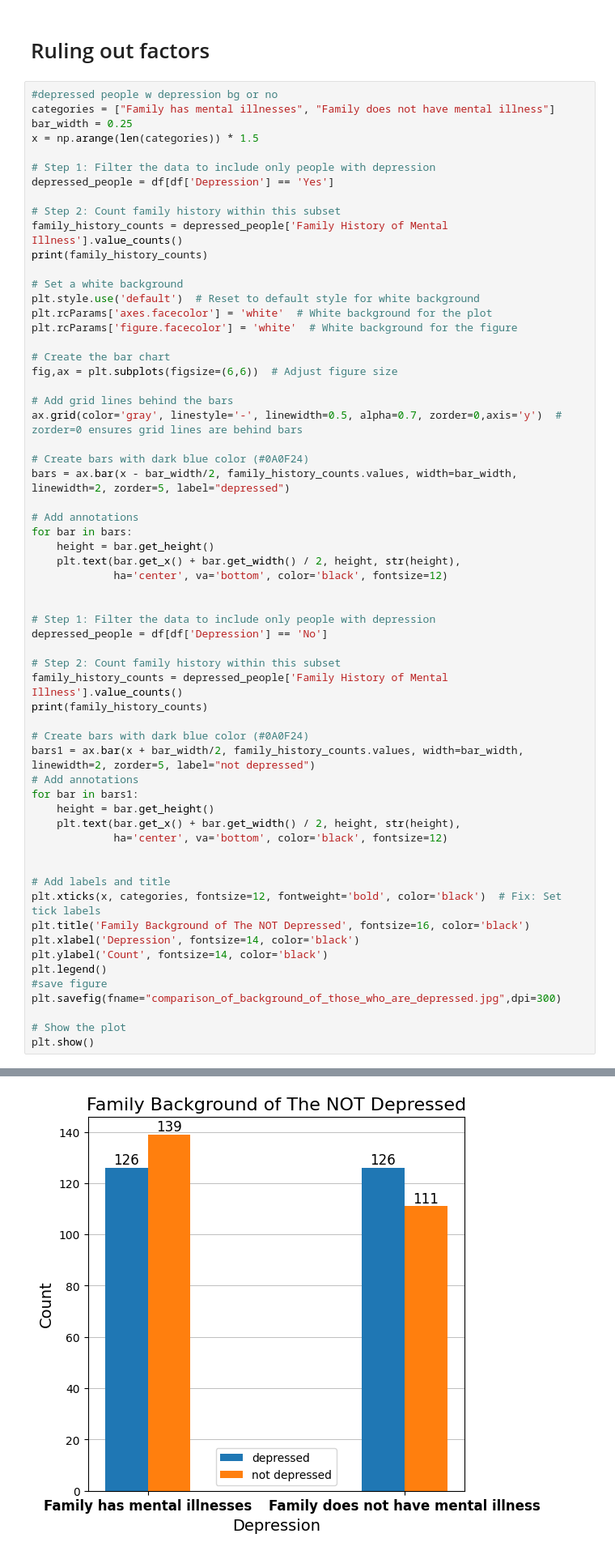
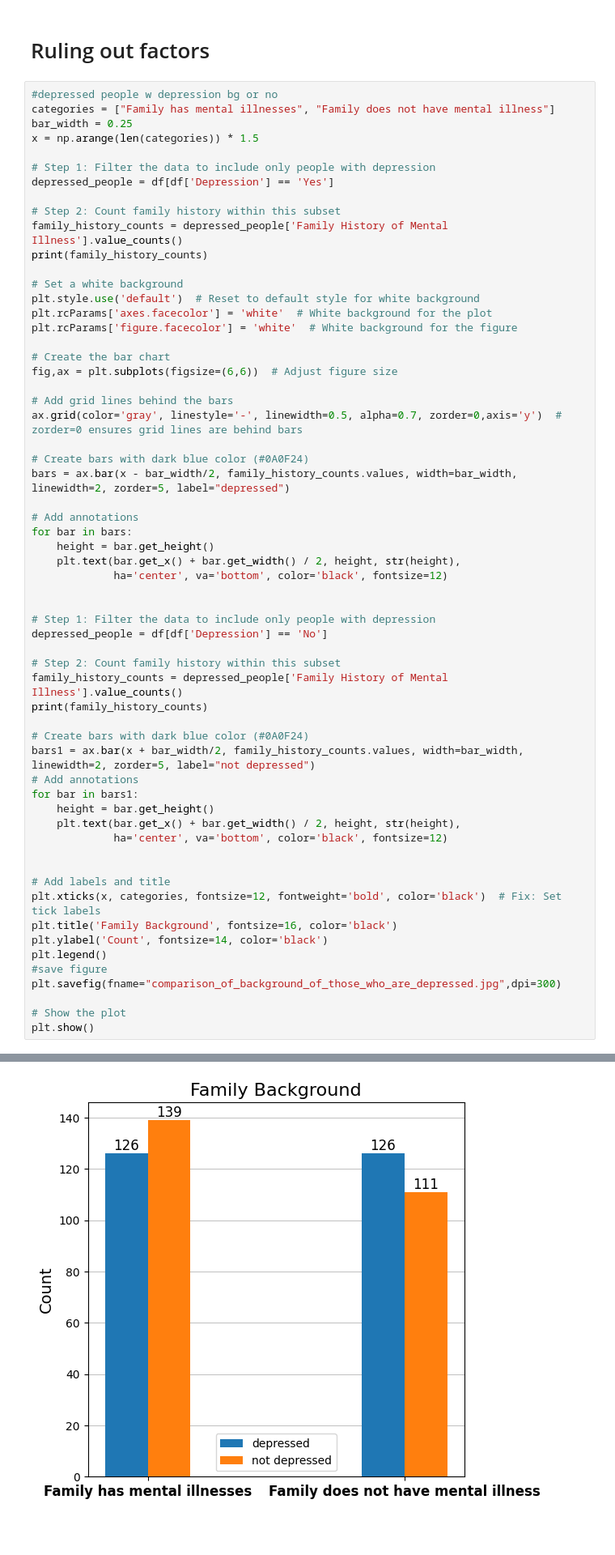
Before and after one commit to hazywho/dataScienceComp2025, a Jupyter notebook: Data/depression/processing.ipynb, the cells around one changed output, grey strips where cells are left out. Shown at 81% size. Cells and saved outputs as stored; diff of their text form; blank space fills up the shorter version.

```diff
--- a/Data/depression/processing.ipynb
+++ b/Data/depression/processing.ipynb
@@ -109,36 +109,35 @@ depressed_people = df[df['Depression'] == 'No']
 family_history_counts = depressed_people['Family History of Mental Illness'].value_counts()
 print(family_history_counts)
 
 # Create bars with dark blue color (#0A0F24)
 bars1 = ax.bar(x + bar_width/2, family_history_counts.values, width=bar_width, linewidth=2, zorder=5, label="not depressed")
 # Add annotations
 for bar in bars1:
     height = bar.get_height()
     plt.text(bar.get_x() + bar.get_width() / 2, height, str(height),
              ha='center', va='bottom', color='black', fontsize=12)
 
 
 # Add labels and title
 plt.xticks(x, categories, fontsize=12, fontweight='bold', color='black')  # Fix: Set tick labels
-plt.title('Family Background of The NOT Depressed', fontsize=16, color='black')
-plt.xlabel('Depression', fontsize=14, color='black')
+plt.title('Family Background', fontsize=16, color='black')
 plt.ylabel('Count', fontsize=14, color='black')
 plt.legend()
 #save figure
 plt.savefig(fname="comparison_of_background_of_those_who_are_depressed.jpg",dpi=300)
 
 # Show the plot
 plt.show()
 # %% [output]
 Family History of Mental Illness
 No     126
 Yes    126
 Name: count, dtype: int64
 Family History of Mental Illness
 No     139
 Yes    111
 Name: count, dtype: int64
-[figure, old version]
+[figure, new version]
 # %% [markdown]
 since its 50/50 for the depressed, it is safe to say that the family background does not affect depression
 
```
Also changed, not shown: 2 other files.
